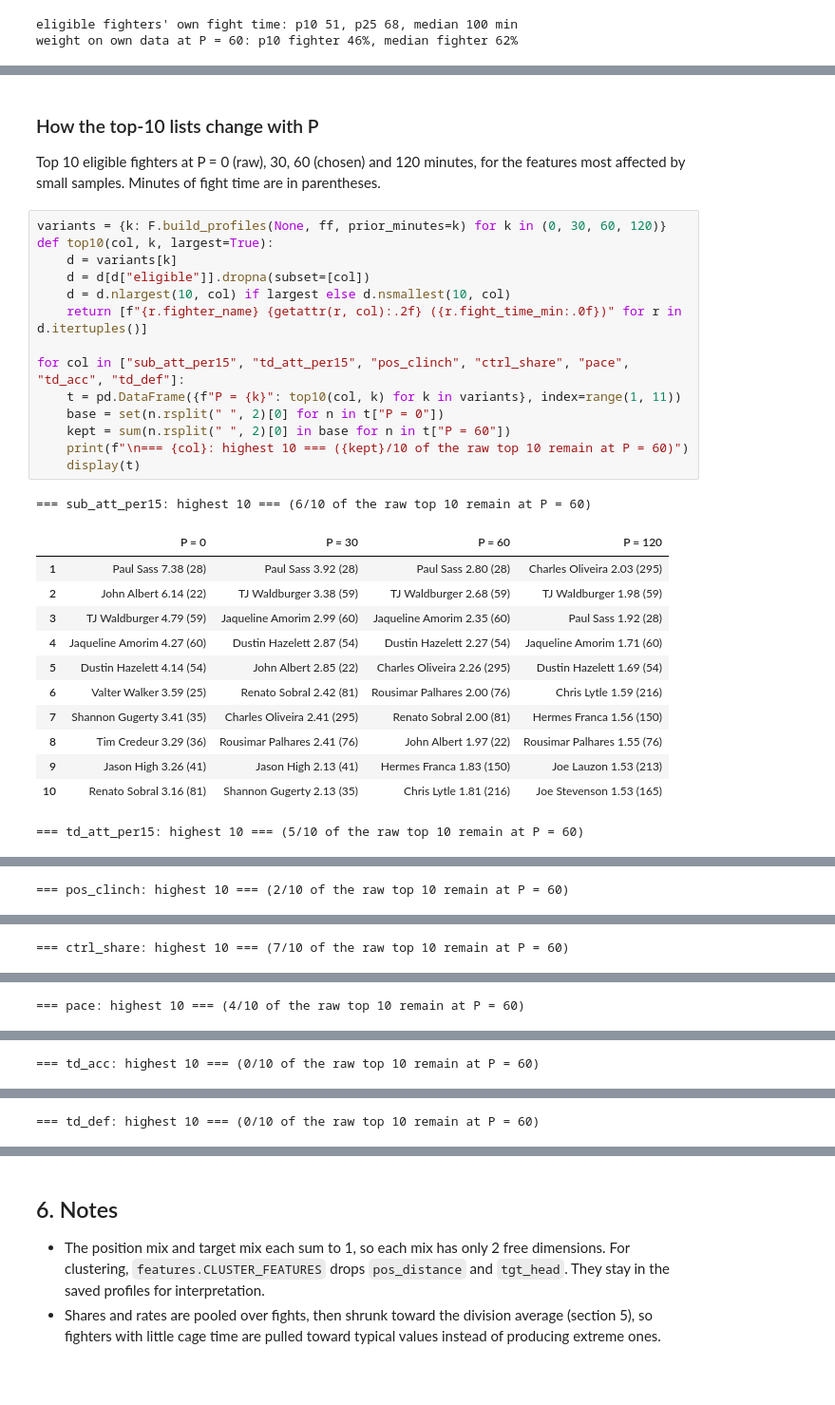
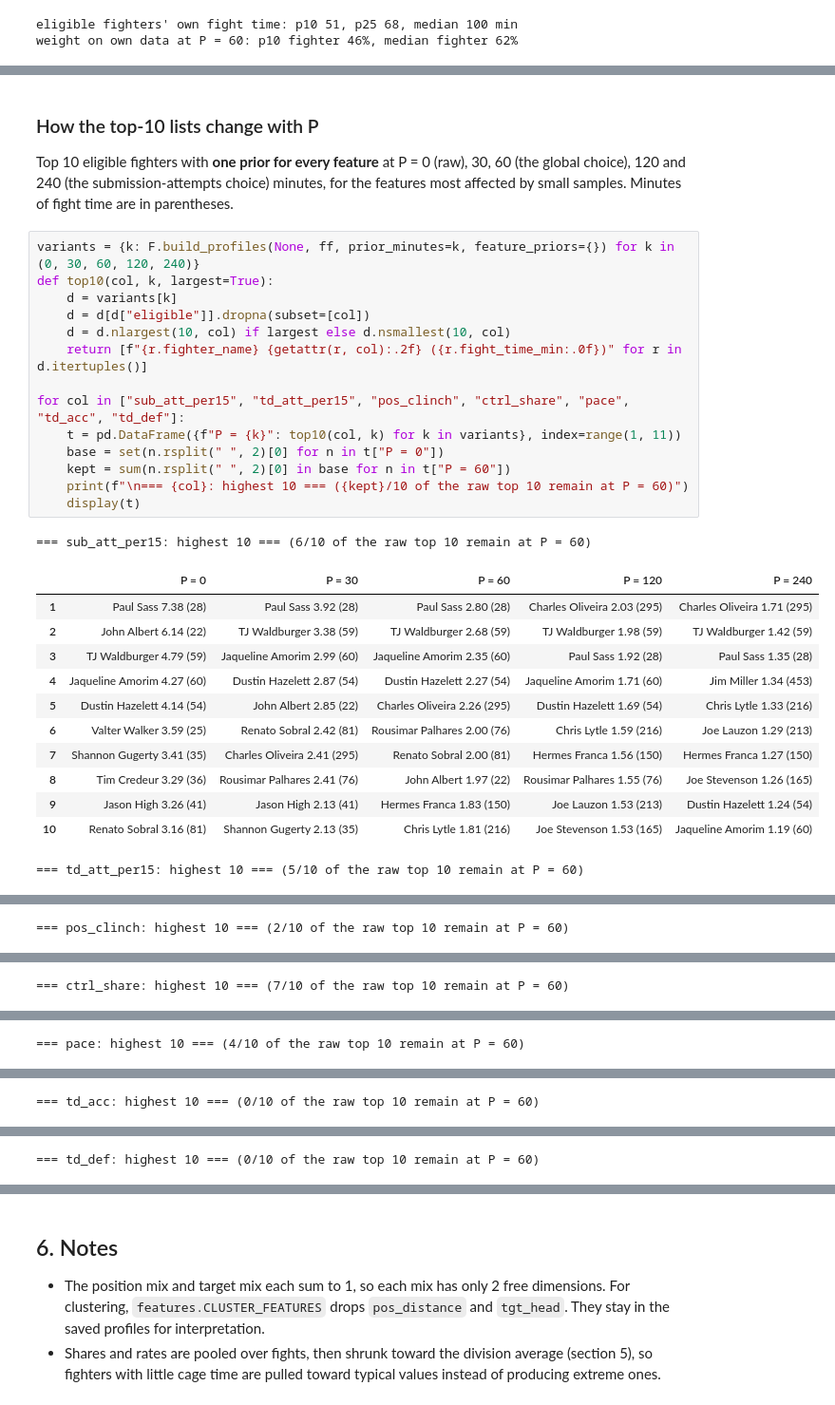
Before and after one commit to bbress467/ufc-styles, a Jupyter notebook: notebooks/01_feature_eda.ipynb, the cells around one changed output, grey strips where cells are left out. Shown at 95% size. Drawn from its saved outputs; the diff is of its cells as text; blank space fills up the shorter version.

```diff
--- a/notebooks/01_feature_eda.ipynb
+++ b/notebooks/01_feature_eda.ipynb
@@ -405,33 +435,33 @@ weight on own data at P = 60: p10 fighter 46%, median fighter 62%
 # %% [markdown]
 ### How the top-10 lists change with P
 
-Top 10 eligible fighters at P = 0 (raw), 30, 60 (chosen) and 120 minutes, for the features most affected by small samples.
-Minutes of fight time are in parentheses.
+Top 10 eligible fighters with **one prior for every feature** at P = 0 (raw), 30, 60 (the global choice), 120 and 240 (the
+submission-attempts choice) minutes, for the features most affected by small samples. Minutes of fight time are in parentheses.
 # %%
-variants = {k: F.build_profiles(None, ff, prior_minutes=k) for k in (0, 30, 60, 120)}
+variants = {k: F.build_profiles(None, ff, prior_minutes=k, feature_priors={}) for k in (0, 30, 60, 120, 240)}
 def top10(col, k, largest=True):
     d = variants[k]
     d = d[d["eligible"]].dropna(subset=[col])
     d = d.nlargest(10, col) if largest else d.nsmallest(10, col)
     return [f"{r.fighter_name} {getattr(r, col):.2f} ({r.fight_time_min:.0f})" for r in d.itertuples()]
 
 for col in ["sub_att_per15", "td_att_per15", "pos_clinch", "ctrl_share", "pace", "td_acc", "td_def"]:
     t = pd.DataFrame({f"P = {k}": top10(col, k) for k in variants}, index=range(1, 11))
     base = set(n.rsplit(" ", 2)[0] for n in t["P = 0"])
     kept = sum(n.rsplit(" ", 2)[0] in base for n in t["P = 60"])
     print(f"\n=== {col}: highest 10 === ({kept}/10 of the raw top 10 remain at P = 60)")
     display(t)
 # %% [output]
 === sub_att_per15: highest 10 === (6/10 of the raw top 10 remain at P = 60)
-|  | P = 0 | P = 30 | P = 60 | P = 120 |
-| 1 | Paul Sass 7.38 (28) | Paul Sass 3.92 (28) | Paul Sass 2.80 (28) | Charles Oliveira 2.03 (295) |
-| 2 | John Albert 6.14 (22) | TJ Waldburger 3.38 (59) | TJ Waldburger 2.68 (59) | TJ Waldburger 1.98 (59) |
-| 3 | TJ Waldburger 4.79 (59) | Jaqueline Amorim 2.99 (60) | Jaqueline Amorim 2.35 (60) | Paul Sass 1.92 (28) |
-| 4 | Jaqueline Amorim 4.27 (60) | Dustin Hazelett 2.87 (54) | Dustin Hazelett 2.27 (54) | Jaqueline Amorim 1.71 (60) |
-| 5 | Dustin Hazelett 4.14 (54) | John Albert 2.85 (22) | Charles Oliveira 2.26 (295) | Dustin Hazelett 1.69 (54) |
-| 6 | Valter Walker 3.59 (25) | Renato Sobral 2.42 (81) | Rousimar Palhares 2.00 (76) | Chris Lytle 1.59 (216) |
-| 7 | Shannon Gugerty 3.41 (35) | Charles Oliveira 2.41 (295) | Renato Sobral 2.00 (81) | Hermes Franca 1.56 (150) |
-| 8 | Tim Credeur 3.29 (36) | Rousimar Palhares 2.41 (76) | John Albert 1.97 (22) | Rousimar Palhares 1.55 (76) |
-| 9 | Jason High 3.26 (41) | Jason High 2.13 (41) | Hermes Franca 1.83 (150) | Joe Lauzon 1.53 (213) |
-| 10 | Renato Sobral 3.16 (81) | Shannon Gugerty 2.13 (35) | Chris Lytle 1.81 (216) | Joe Stevenson 1.53 (165) |
+|  | P = 0 | P = 30 | P = 60 | P = 120 | P = 240 |
+| 1 | Paul Sass 7.38 (28) | Paul Sass 3.92 (28) | Paul Sass 2.80 (28) | Charles Oliveira 2.03 (295) | Charles Oliveira 1.71 (295) |
+| 2 | John Albert 6.14 (22) | TJ Waldburger 3.38 (59) | TJ Waldburger 2.68 (59) | TJ Waldburger 1.98 (59) | TJ Waldburger 1.42 (59) |
+| 3 | TJ Waldburger 4.79 (59) | Jaqueline Amorim 2.99 (60) | Jaqueline Amorim 2.35 (60) | Paul Sass 1.92 (28) | Paul Sass 1.35 (28) |
+| 4 | Jaqueline Amorim 4.27 (60) | Dustin Hazelett 2.87 (54) | Dustin Hazelett 2.27 (54) | Jaqueline Amorim 1.71 (60) | Jim Miller 1.34 (453) |
+| 5 | Dustin Hazelett 4.14 (54) | John Albert 2.85 (22) | Charles Oliveira 2.26 (295) | Dustin Hazelett 1.69 (54) | Chris Lytle 1.33 (216) |
+| 6 | Valter Walker 3.59 (25) | Renato Sobral 2.42 (81) | Rousimar Palhares 2.00 (76) | Chris Lytle 1.59 (216) | Joe Lauzon 1.29 (213) |
+| 7 | Shannon Gugerty 3.41 (35) | Charles Oliveira 2.41 (295) | Renato Sobral 2.00 (81) | Hermes Franca 1.56 (150) | Hermes Franca 1.27 (150) |
+| 8 | Tim Credeur 3.29 (36) | Rousimar Palhares 2.41 (76) | John Albert 1.97 (22) | Rousimar Palhares 1.55 (76) | Joe Stevenson 1.26 (165) |
+| 9 | Jason High 3.26 (41) | Jason High 2.13 (41) | Hermes Franca 1.83 (150) | Joe Lauzon 1.53 (213) | Dustin Hazelett 1.24 (54) |
+| 10 | Renato Sobral 3.16 (81) | Shannon Gugerty 2.13 (35) | Chris Lytle 1.81 (216) | Joe Stevenson 1.53 (165) | Jaqueline Amorim 1.19 (60) |
 === td_att_per15: highest 10 === (5/10 of the raw top 10 remain at P = 60)
```
Also changed, not shown: parts of 6 cells of this notebook, 10 other files.
